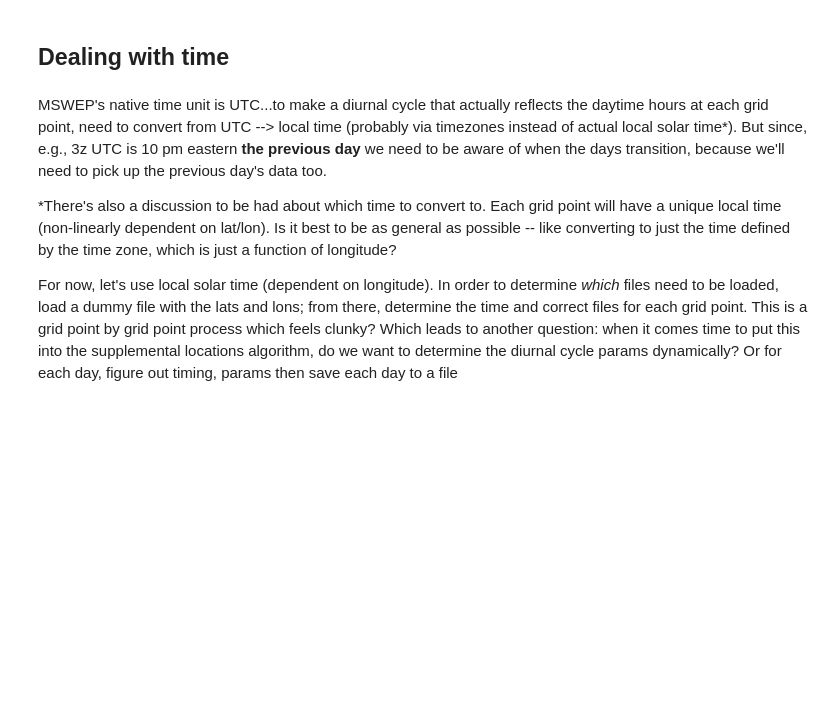
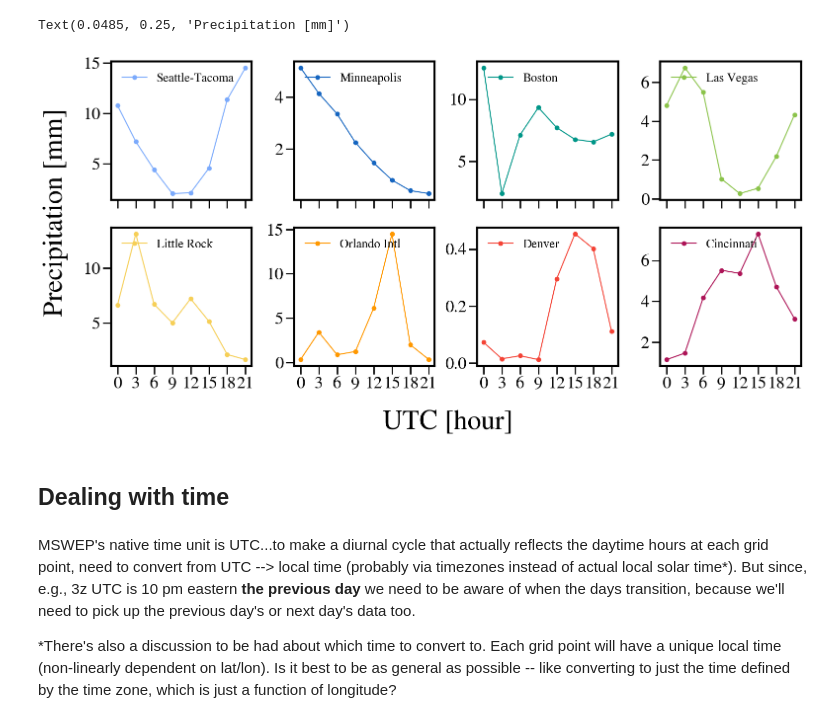
Before and after one commit to SidneyLower-NOAA/SMD_Notebooks, a Jupyter notebook: Supplemental_Locations/Diurnal-Cycle.ipynb, the cells around one changed output. Drawn from its saved outputs; the diff is of its cells as text; code cells hidden in the pictures; blank space fills up the shorter version.

Commit message:
revisiting diurnal cycle analysis

```diff
--- a/Supplemental_Locations/Diurnal-Cycle.ipynb
+++ b/Supplemental_Locations/Diurnal-Cycle.ipynb
@@ -58,5 +39,0 @@ da = xr.open_mfdataset(mswep_paths[::-1],
-# %%
-start = datetime.datetime.now()
-h = da.precipitation.data.compute()
-finish = datetime.datetime.now()
-print(f'finished in {(finish-start).total_seconds()}s')
@@ -105,0 +108,13 @@ plt.xticks(hours)
+# %%
+#gather precip data for given month
+precip_files=[]
+month = 1
+day = 15
+for year in range(2002, 2024):
+    t1 = datetime.datetime(year=year, month=month, day=day)
+    doy = t1.strftime('%j')
+    precip_files.append(sorted(glob(f'/scratch2/STI/mdl-sti/Sidney.Lower/mswep/mswep_interp/co/{year}/{year}{int(doy):03d}.*.nc')))
+# %%
+ds = xr.open_mfdataset(np.ravel(precip_files), combine='nested', concat_dim='time')
+# %%
+data = ds.precipitation.compute()
@@ -106,8 +143,40 @@ plt.xticks(hours)
+# %%
+fig, axes = plt.subplots(2,4, sharex=True, figsize=(18, 8))
+plt.subplots_adjust(wspace=0.3, hspace=0.2)
+
+colors = ['#7BAAFC',
+'#1565c0ff',
+'#009688ff',
+'#8bc34aff',
+'#F6CF57',
+'#ff9800ff',
+'#f44336ff', 'gray',
+'#ad1457ff']
+
+hours = [0,3, 6, 9, 12, 15, 18, 21]
+for i in range(2):
+    for j in range(4):
+        stat = 4*i+j
+        if stat == 7:
+            stat = 8
+        dp = []
+        for h in range(len(hours)):
+            this_hour = ds.time.dt.hour == hours[h]
+            this_precip = data.sel(time=this_hour)
+            p = this_precip.sum(dim='time').data[conus_gp[0][stat], conus_gp[1][stat]]
+            dp.append(p)
+        axes[i,j].plot(hours, dp, color=colors[stat], marker='o', label=st_names[stat].title())
+        axes[i,j].legend(frameon=False, fontsize=18, loc='upper left')
+        axes[i,j].set_xticks(hours)
+
+fig.text(x=0.43, y=-0.05, s='UTC [hour]', fontdict={'fontsize': 40})
+fig.text(x=0.0485, y=0.25, s='Precipitation [mm]', rotation='vertical',fontdict={'fontsize': 40})
+# %% [output]
+Text(0.0485, 0.25, 'Precipitation [mm]')
+[figure, added]
 # %% [markdown]
 ## Dealing with time
 # %% [markdown]
-MSWEP's native time unit is UTC...to make a diurnal cycle that actually reflects the daytime hours at each grid point, need to convert from UTC --> local time (probably via timezones instead of actual local solar time*). But since, e.g., 3z UTC is 10 pm eastern **the previous day** we need to be aware of when the days transition, because we'll need to pick up the previous day's data too.
+MSWEP's native time unit is UTC...to make a diurnal cycle that actually reflects the daytime hours at each grid point, need to convert from UTC --> local time (probably via timezones instead of actual local solar time*). But since, e.g., 3z UTC is 10 pm eastern **the previous day** we need to be aware of when the days transition, because we'll need to pick up the previous day's or next day's data too.
 
 *There's also a discussion to be had about which time to convert to. Each grid point will have a unique local time (non-linearly dependent on lat/lon). Is it best to be as general as possible -- like converting to just the time defined by the time zone, which is just a function of longitude?
-
-For now, let's use local solar time (dependent on longitude). In order to determine *which* files need to be loaded, load a dummy file with the lats and lons; from there, determine the time and correct files for each grid point. This is a grid point by grid point process which feels clunky? Which leads to another question: when it comes time to put this into the supplemental locations algorithm, do we want to determine the diurnal cycle params dynamically? Or for each day, figure out timing, params then save each day to a file
```
Also changed, not shown: parts of 51 cells of this notebook.
